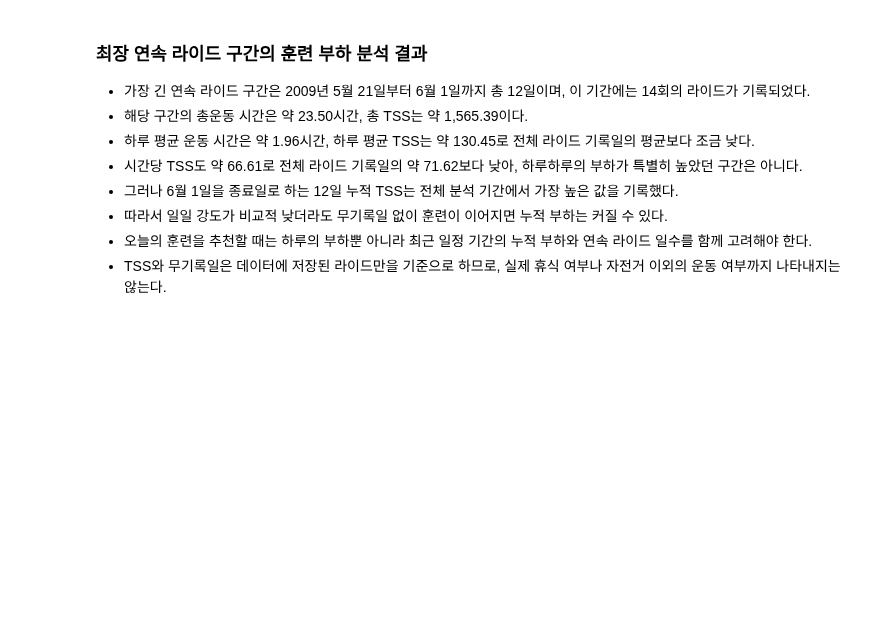
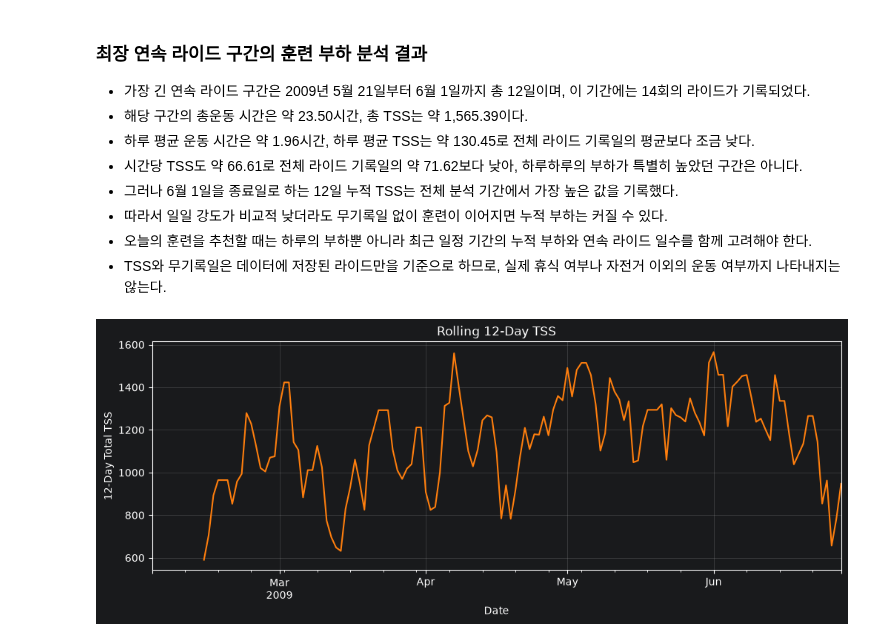
Before and after one commit to jhh0107gsc-hub/cycling, a Jupyter notebook: notebooks/02_training_trends.ipynb, the cells around one changed output. Drawn from its saved outputs; the diff is of its cells as text; code cells hidden in the pictures; blank space fills up the shorter version.

Commit message:
Compare daily TSS with rolling 12-day training load

```diff
--- a/notebooks/02_training_trends.ipynb
+++ b/notebooks/02_training_trends.ipynb
@@ -1011,3 +1011,19 @@ Name: rolling_12_day_tss, dtype: float64
 - 따라서 일일 강도가 비교적 낮더라도 무기록일 없이 훈련이 이어지면 누적 부하는 커질 수 있다.
 - 오늘의 훈련을 추천할 때는 하루의 부하뿐 아니라 최근 일정 기간의 누적 부하와 연속 라이드 일수를 함께 고려해야 한다.
 - TSS와 무기록일은 데이터에 저장된 라이드만을 기준으로 하므로, 실제 휴식 여부나 자전거 이외의 운동 여부까지 나타내지는 않는다.
+# %%
+fig, ax = plt.subplots(figsize=(12, 4))
+
+daily_training_df["rolling_12_day_tss"].plot(
+    ax=ax,
+    color="tab:orange",
+)
+
+ax.set_title("Rolling 12-Day TSS")
+ax.set_xlabel("Date")
+ax.set_ylabel("12-Day Total TSS")
+ax.grid(alpha=0.3)
+
+plt.show()
+# %% [output]
+[figure, added]
```
Also changed, not shown: parts of 1 cell of this notebook.
